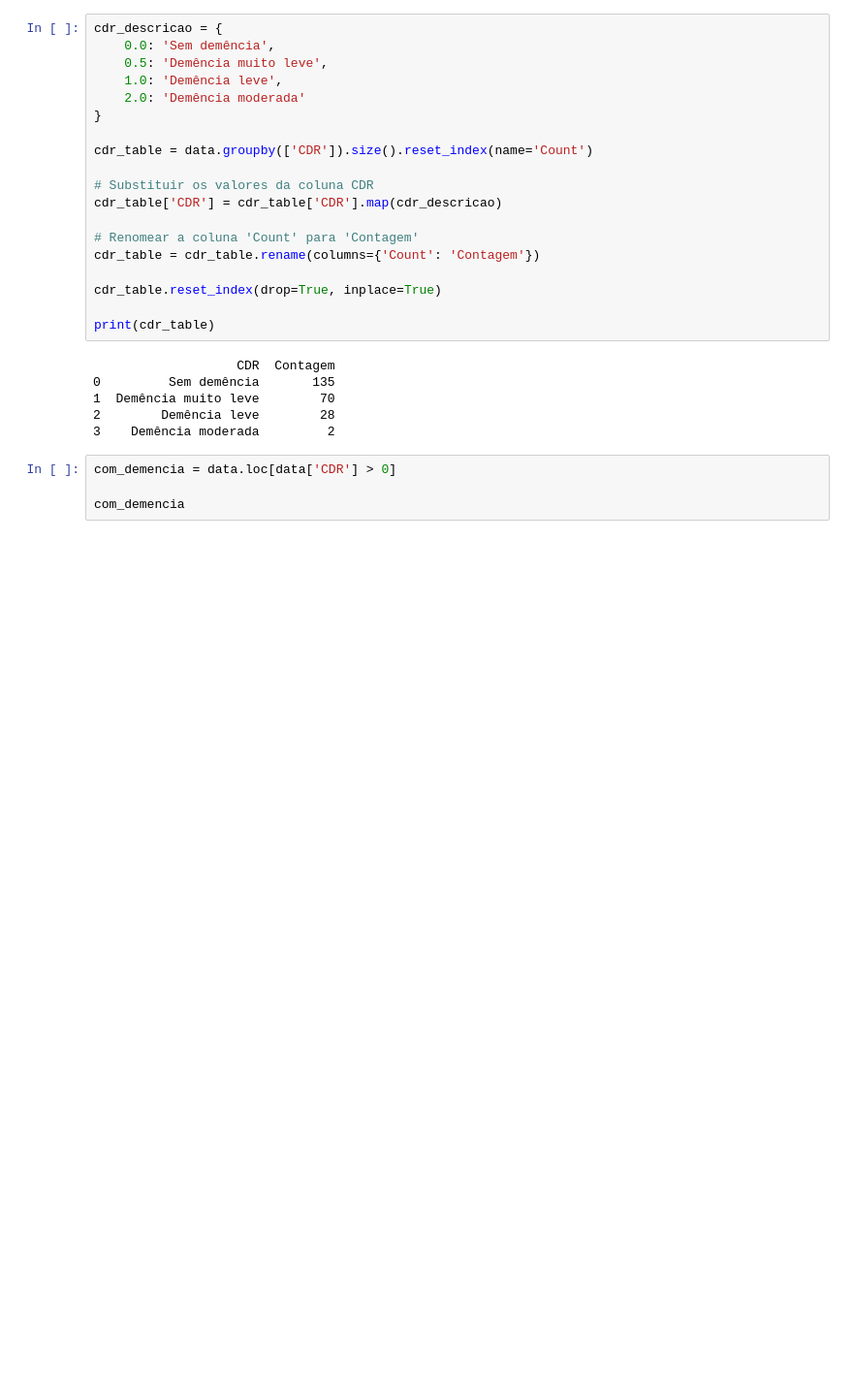
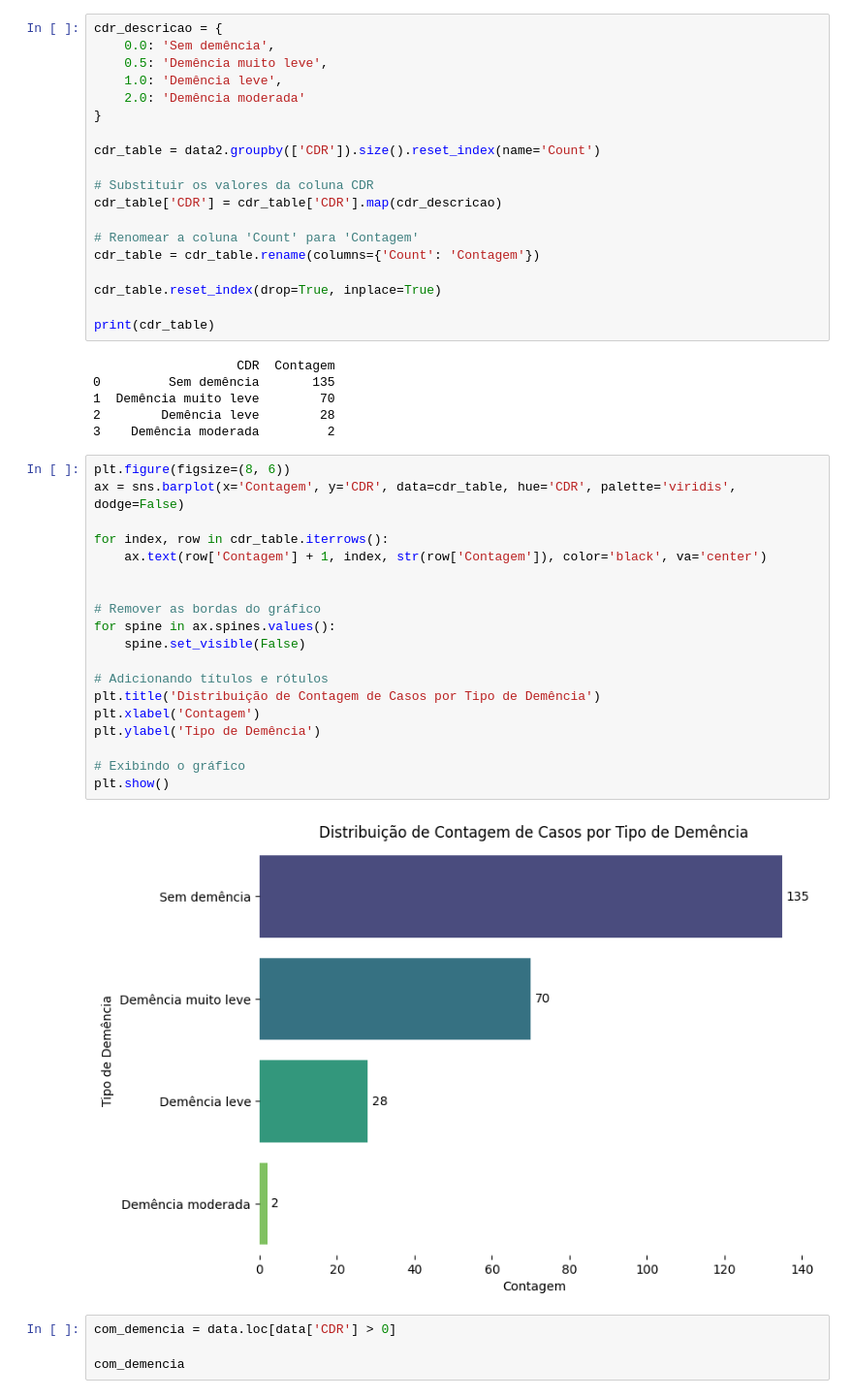
Before and after one commit to Joangopa/datascienceforneuro, a Jupyter notebook: testes.ipynb, the cells around one changed output. Shown: that part at 97% size. Saved outputs shown, nothing was run; the diff lists cells and outputs as text; blank space fills up the shorter version.

```diff
--- a/testes.ipynb
+++ b/testes.ipynb
@@ -276,7 +276,7 @@ cdr_descricao = {
     2.0: 'Demência moderada'
 }
 
-cdr_table = data.groupby(['CDR']).size().reset_index(name='Count')
+cdr_table = data2.groupby(['CDR']).size().reset_index(name='Count')
 
 # Substituir os valores da coluna CDR
 cdr_table['CDR'] = cdr_table['CDR'].map(cdr_descricao)
@@ -293,6 +293,27 @@ print(cdr_table)
 1  Demência muito leve        70
 2        Demência leve        28
 3    Demência moderada         2
+# %%
+plt.figure(figsize=(8, 6))
+ax = sns.barplot(x='Contagem', y='CDR', data=cdr_table, hue='CDR', palette='viridis', dodge=False)
+
+for index, row in cdr_table.iterrows():
+    ax.text(row['Contagem'] + 1, index, str(row['Contagem']), color='black', va='center')
+
+
+# Remover as bordas do gráfico
+for spine in ax.spines.values():
+    spine.set_visible(False)
+
+# Adicionando títulos e rótulos
+plt.title('Distribuição de Contagem de Casos por Tipo de Demência')
+plt.xlabel('Contagem')
+plt.ylabel('Tipo de Demência')
+
+# Exibindo o gráfico
+plt.show()
+# %% [output]
+[figure, added]
 # %%
 com_demencia = data.loc[data['CDR'] > 0]
 
```
Also changed, not shown: parts of 2 cells of this notebook, 1 other file.
